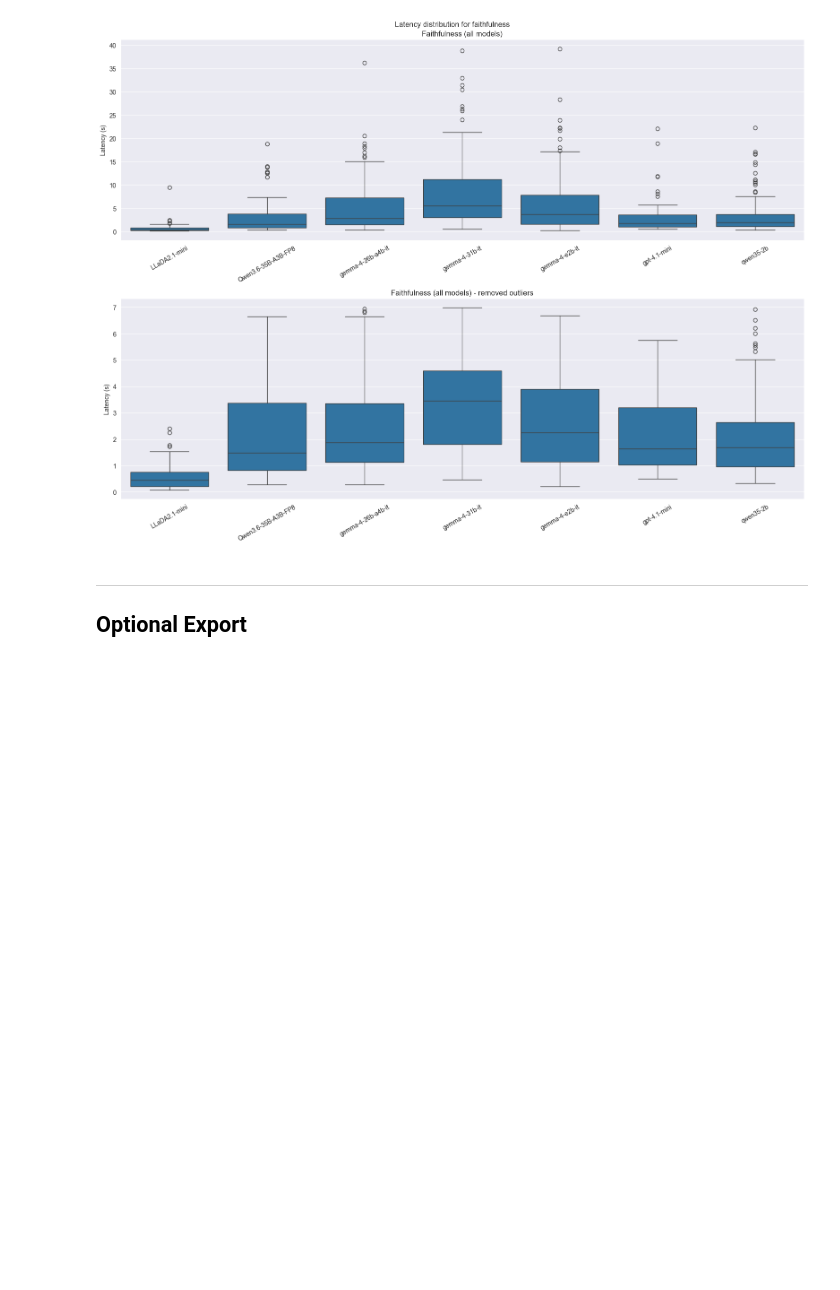
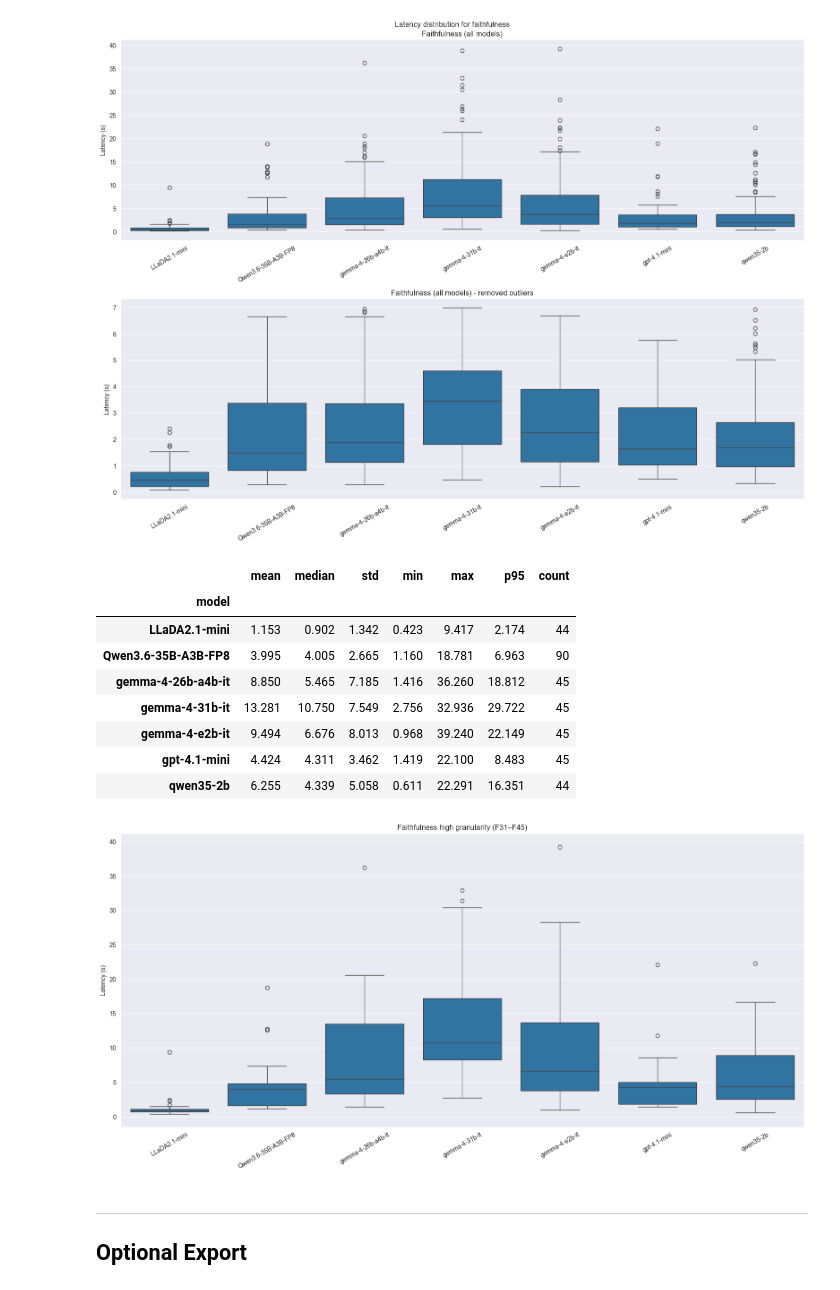
Before and after one commit to kazokid/diffusion-llms-eval, a Jupyter notebook: notebooks/token_latency_analysis.ipynb, the cells around one changed output. Cells and saved outputs as stored; diff of their text form; code cells hidden in the pictures; blank space fills up the shorter version.

Commit message:
add ppt, better graph for token latency

```diff
--- a/notebooks/token_latency_analysis.ipynb
+++ b/notebooks/token_latency_analysis.ipynb
@@ -482,6 +484,41 @@ plt.show()
 | gpt-4.1-mini | 2.727 | 1.737 | 2.994 | 0.504 | 22.100 | 6.271 | 135 |
 | qwen35-2b | 3.319 | 1.924 | 3.939 | 0.325 | 22.291 | 11.628 | 134 |
 [figure]
+# %%
+metric_names = ['faithfulness_exp1', 'faithfulness_exp2']
+metric_df = latency_df[latency_df['metric_name'].isin(metric_names)]
+
+high_granularity = ['F31', 'F32', 'F33', 'F34', 'F35', 'F36', 'F37', 'F38', 'F39', 'F40', 'F41', 'F42', 'F43', 'F44', 'F45']
+metric_df = metric_df[metric_df['case_id'].isin(high_granularity)]
+
+metric_summary_all = (
+    metric_df
+    .groupby('model')['latency_s']
+    .agg(['mean', 'median', 'std', 'min', 'max', p95, 'count'])
+    .rename(columns={'p95': 'p95'})
+    .sort_index()
+)
+display(round_df(metric_summary_all))
+
+fig, ax = plt.subplots(figsize=(16, 8))
+sns.boxplot(data=metric_df, x='model', y='latency_s', ax=ax)
+ax.set_title('Faithfulness high granularity (F31–F45)')
+ax.set_xlabel('')
+ax.set_ylabel('Latency (s)')
+ax.tick_params(axis='x', rotation=30)
+fig.tight_layout()
+plt.show()
+# %% [output]
+|  | mean | median | std | min | max | p95 | count |
+| model |  |  |  |  |  |  |  |
+| LLaDA2.1-mini | 1.153 | 0.902 | 1.342 | 0.423 | 9.417 | 2.174 | 44 |
+| Qwen3.6-35B-A3B-FP8 | 3.995 | 4.005 | 2.665 | 1.160 | 18.781 | 6.963 | 90 |
+| gemma-4-26b-a4b-it | 8.850 | 5.465 | 7.185 | 1.416 | 36.260 | 18.812 | 45 |
+| gemma-4-31b-it | 13.281 | 10.750 | 7.549 | 2.756 | 32.936 | 29.722 | 45 |
+| gemma-4-e2b-it | 9.494 | 6.676 | 8.013 | 0.968 | 39.240 | 22.149 | 45 |
+| gpt-4.1-mini | 4.424 | 4.311 | 3.462 | 1.419 | 22.100 | 8.483 | 45 |
+| qwen35-2b | 6.255 | 4.339 | 5.058 | 0.611 | 22.291 | 16.351 | 44 |
+[figure, added]
 # %% [markdown]
 ---
 ## Optional Export
```
Also changed, not shown: parts of 1 cell of this notebook, 2 other files.
